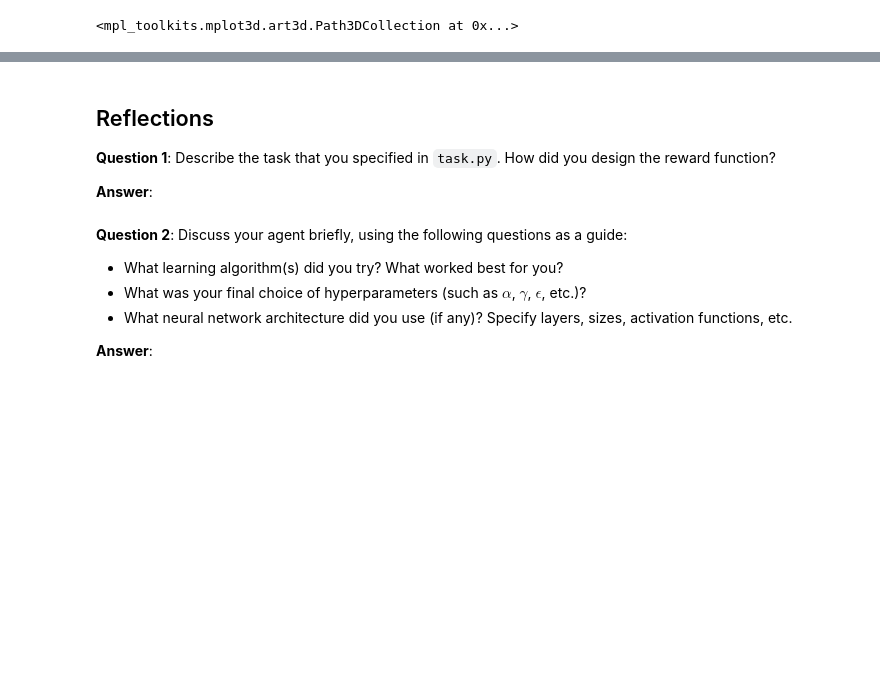
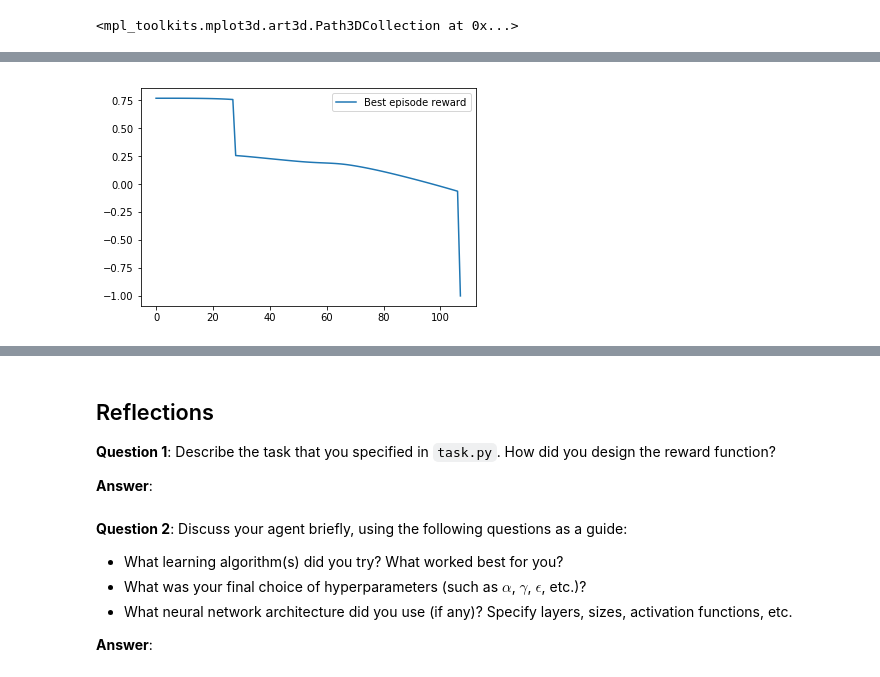
Before and after one commit to jalalirs/Quadcopter-RL, a Jupyter notebook: Quadcopter_Project.ipynb, the cells around one changed output, grey strips where cells are left out. Cells and saved outputs as stored; diff of their text form; code cells hidden in the pictures; blank space fills up the shorter version.

```diff
--- a/Quadcopter_Project.ipynb
+++ b/Quadcopter_Project.ipynb
@@ -359,0 +318,8 @@ plt.plot(np.linspace(0,3.14,100),y)
+# %%
+# Rewards
+best_e_r = rewards[b_episode_i]
+plt.plot(range(len(best_e_r)), best_e_r, label='Best episode reward')
+plt.legend()
+_ = plt.ylim()
+# %% [output]
+[figure, added]
```
Also changed, not shown: parts of 7 cells of this notebook, 3 other files.
